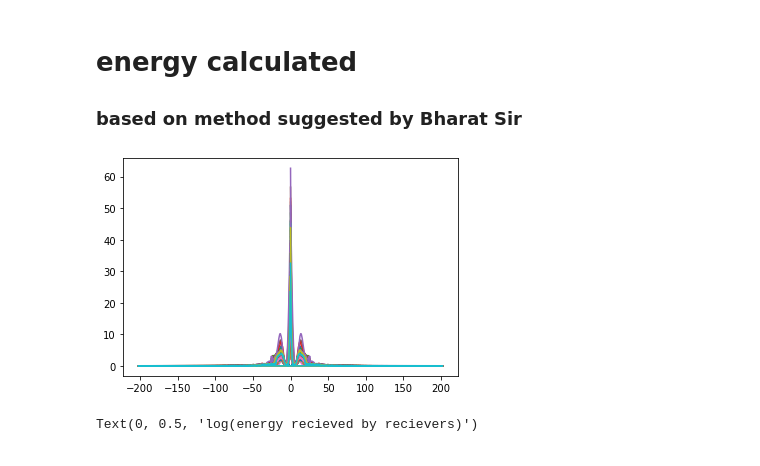
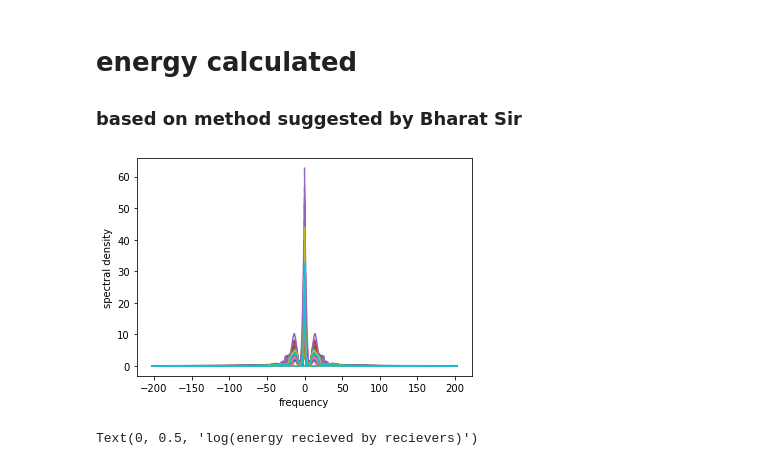
Before and after one commit to Student-Satellite-IITB/GLEE, a Jupyter notebook: wave_onset/st_energy_dist.ipynb, the cells around one changed output. Drawn from its saved outputs; the diff is of its cells as text; code cells hidden in the pictures.

```diff
--- a/wave_onset/st_energy_dist.ipynb
+++ b/wave_onset/st_energy_dist.ipynb
@@ -271,17 +273,17 @@ event1=np.zeros_like(rec_data)
 length1=np.zeros(100)
 on1=[]
 off1=[]
-energy2=[]
+energy_temp=[]
 for i in range(100):
     event2,length2,on2,off2=trigger_event(0.6,0.2,rec_data[i],rec_data1[i],rec_data_envelop[i],rec_data_hilbert[i],1,60)
     event1[i]=event2
     length1[i]=length2
     energy3=energy(event2,length2,on_shit[i],off2,time)
-    energy2.append(energy3)
+    energy_temp.append(energy3)
     on1.append(on2)
     off1.append(off2)
-energy2=np.array(energy2)
-energy_rec_tot=energy2.reshape(len(energy2[0]),len(energy2))
+energy_temp=np.array(energy_temp)
+energy_rec_tot=energy_temp.reshape(len(energy_temp[0]),len(energy_temp))
 # %% [output]
 [figure]
 # %%
@@ -289,17 +291,17 @@ eventx=np.zeros_like(rec_data)
 lengthx=np.zeros(100)
 onx=[]
 offx=[]
-energyx=[]
+energy_x_temperory=[]
 for i in range(100):
     event2_x,length2_x,on2_x,off2_x=trigger_event(0.5,0.0,recx_data[i],recx_data1[i],recx_data_envelop[i],recx_data_hilbert[i],1,60)
     eventx[i]=event2_x
     lengthx[i]=length2_x
     energy3_x=energy(event2_x,length2_x,on2_x,off2_x,time)
-    energyx.append(energy3_x)
+    energy_x_temperory.append(energy3_x)
     onx.append(on2_x)
     offx.append(off2_x)
-energyx=np.array(energyx)
-energy_rec_x=energyx.reshape(len(energyx[0]),len(energyx))
+energy_x_temperory=np.array(energy_x_temperory)
+energy_rec_x=energy_x_temperory.reshape(len(energy_x_temperory[0]),len(energy_x_temperory))
 # %% [output]
 [figure]
 # %%
@@ -307,18 +309,18 @@ eventy=np.zeros_like(rec_data)
 lengthy=np.zeros(100)
 ony=[]
 offy=[]
-energy1y=[]
+energy_y_temp=[]
 for i in range(100):
     event2_y,length2_y,on2_y,off2_y=trigger_event(0.5,0.0,recy_data[i],recy_data1[i],recy_data_envelop[i],recy_data_hilbert[i],1,60)
     eventy[i]=event2_y
     lengthy[i]=length2_y
     energy3=energy(event2_y,length2_y,on_shit,off2_y,time)
-    energy1y.append(energy3)
+    energy_y_temp.append(energy3)
     ony.append(on2_y)
     offy.append(off2_y)
-energy_rec_y=np.zeros_like(energy1y)
-energy1y=np.array(energy1y)
-energy_rec_y=energy1y.reshape(len(energy1y[0]),len(energy1y))
+energy_rec_y=np.zeros_like(energy_y_temp)
+energy_y_temp=np.array(energy_y_temp)
+energy_rec_y=energy_y_temp.reshape(len(energy_y_temp[0]),len(energy_y_temp))
 # %% [output]
 [figure]
 # %%
@@ -326,17 +328,17 @@ eventz=np.zeros_like(rec_data)
 lengthz=np.zeros(100)
 onz=[]
 offz=[]
-energyz=[]
+energy_z_temp=[]
 for i in range(100):
     event2_z,length2_z,on2_z,off2_z=trigger_event(0.5,0.0,recz_data[i],recz_data1[i],recz_data_envelop[i],recz_data_hilbert[i],1,60)
     eventz[i]=event2_z
     lengthz[i]=length2_z
     energy3=energy(event2_z,length2_z,on2_z,off2_z,time)
-    energyz.append(energy3)
+    energy_z_temp.append(energy3)
     onz.append(on2_z)
     offz.append(off2_z)
-energyz=np.array(energyz)
-energy_rec_z=energyz.reshape(len(energyz[0]),len(energyz))
+energy_z_temp=np.array(energy_z_temp)
+energy_rec_z=energy_z_temp.reshape(len(energy_z_temp[0]),len(energy_z_temp))
 # %% [output]
 [figure]
 # %%
@@ -492,14 +494,16 @@ for i in range(len(recx_data)):
 # %%
 energy_arbit_t=np.zeros(len(recx_data))
 for i in range(len(recx_data)):
     recfreq=np.fft.fftfreq(np.shape(recz_data[i])[0],d=1/405)
     ffta=np.zeros(shape=(np.size(recfreq)))
     ffta[:]=abs((np.fft.fft(rec_data[i])))
     plt.plot(recfreq,ffta)
+    plt.xlabel('frequency')
+    plt.ylabel('spectral density')
     #print(np.where(np.max(ffta)==ffta))
     energy_arbit_t[i]=2*(np.max(ffta))**2
 # %% [output]
-[figure, old version]
+[figure, new version]
 # %%
  energy_arbit=energy_arbitx+energy_arbity+energy_arbitz
 # %%
```
Also changed, not shown: parts of 7 cells of this notebook.
